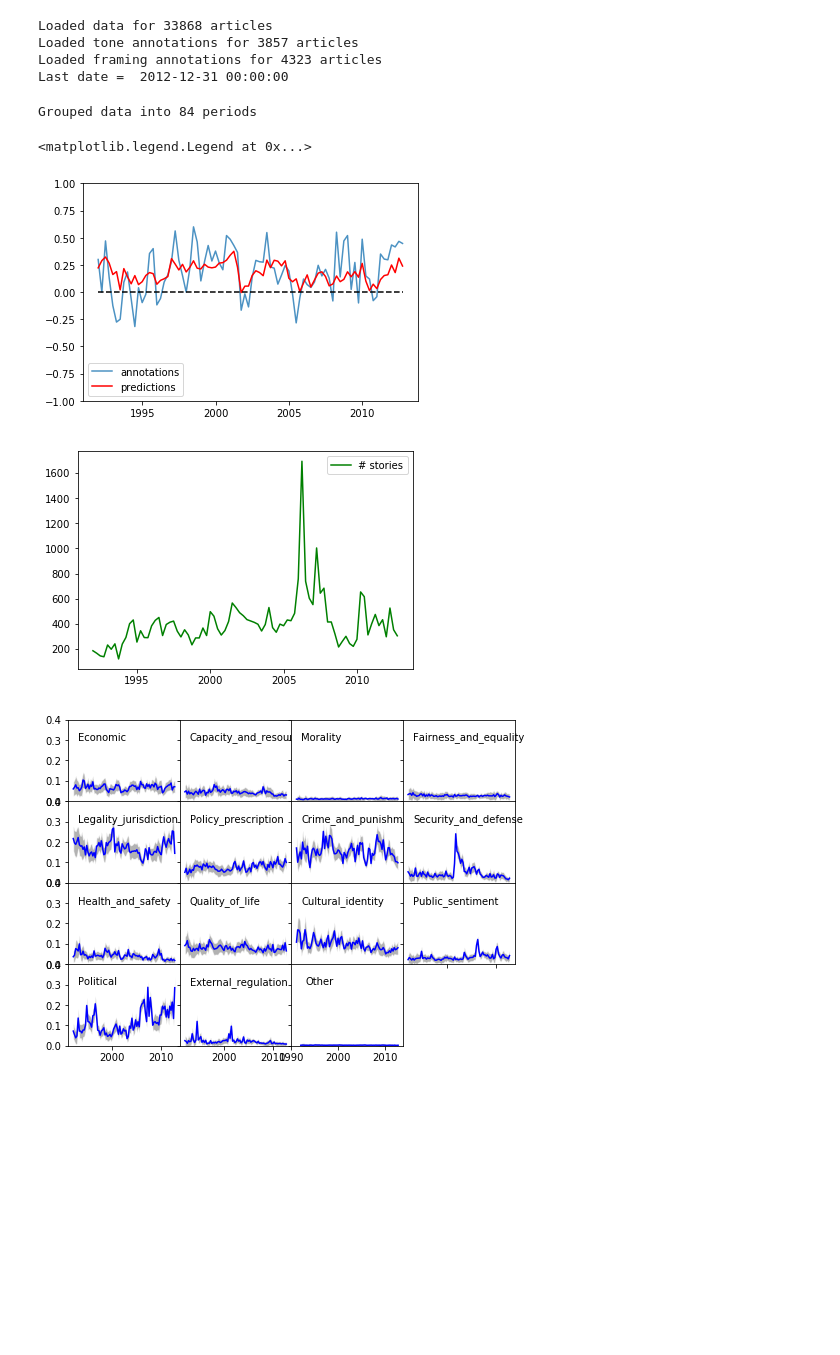
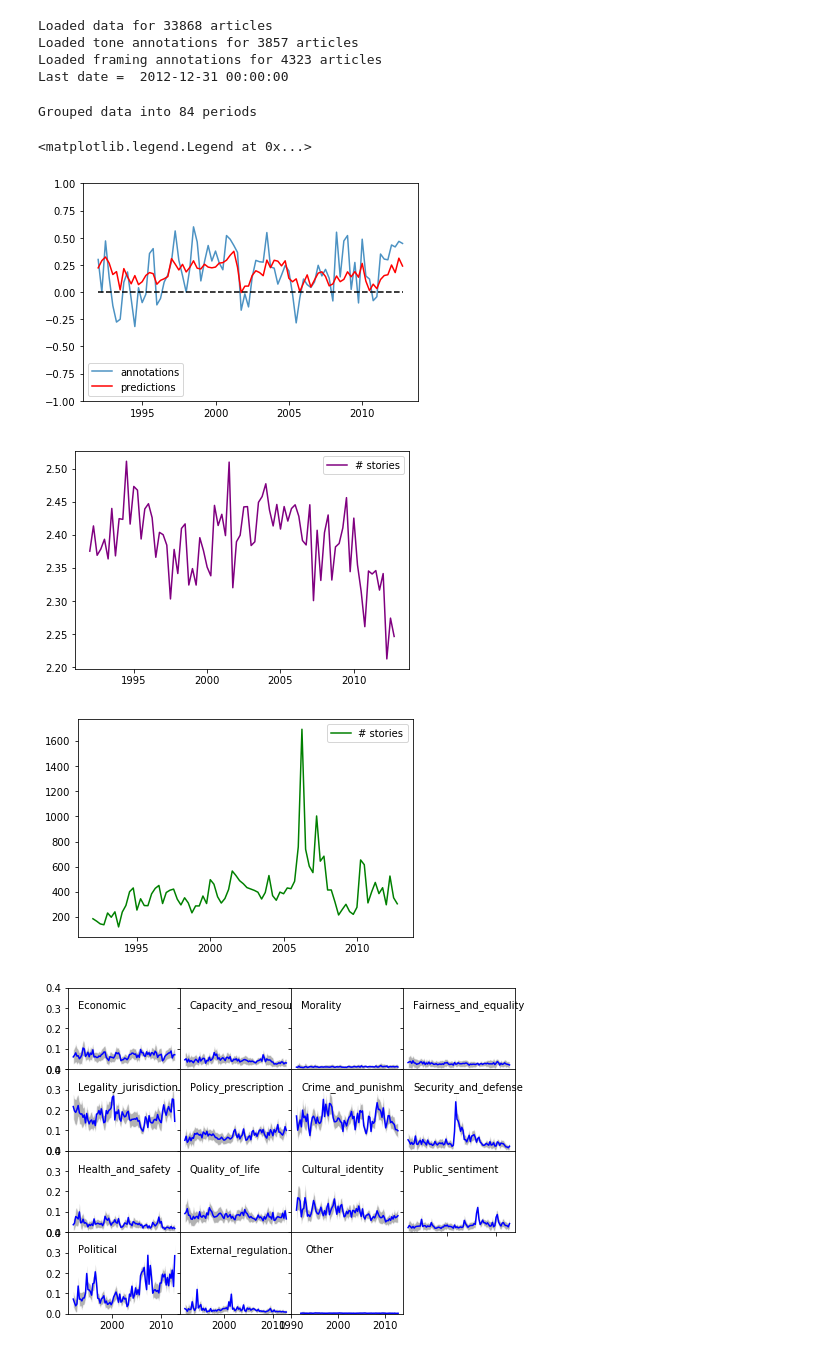
Before and after one commit to dallascard/predicting_public_opinion, a Jupyter notebook: immigration2.ipynb, the cells around one changed output. Saved outputs shown, nothing was run; the diff lists cells and outputs as text; code cells hidden in the pictures; blank space fills up the shorter version.

```diff
--- a/immigration2.ipynb
+++ b/immigration2.ipynb
@@ -55,34 +55,39 @@ group_by = 'quarter'
 reload(misc)
 reload(plotting)
 
 grouped = misc.group_article_data(data, group_by, first_year, group_tone=True, group_frames=True)
 grouped_tone_annotations = misc.group_article_data(tone_annotations, group_by, first_year, group_tone=True)
 grouped_framing_annotations = misc.group_article_data(framing_annotations, group_by, first_year, group_frames=True)
 
 grouped = misc.compute_entropy(grouped)
 grouped_framing_annotations = misc.compute_entropy(grouped_framing_annotations)
 
 grouped['tone_a'] = grouped_tone_annotations['tone']
 grouped['entropy_a'] = grouped_framing_annotations['entropy']
 
 print "Grouped data into %d periods" % len(grouped.index)
 
 fig, ax = plt.subplots()
 #ax.fill_between(grouped_tone_annotations.f_date,  tone+tone_sd*2, tone-tone_sd*2, facecolor='grey', edgecolor='white', alpha=0.6)
 ax.plot(grouped_tone_annotations.f_date, grouped_tone_annotations.tone, label='annotations', alpha=0.8)
 ax.plot(grouped.f_date, grouped.tone, 'r', label='predictions')
 ax.plot([grouped.f_date.min(), grouped.f_date.max()], [0, 0], 'k--')
 ax.legend(loc='lower left')
 ax.set_ylim(-1, 1)
 
 fig, ax = plt.subplots()
+ax.plot(grouped.f_date, grouped.entropy, c='purple', label='# stories')
+ax.legend()
+
+fig, ax = plt.subplots()
 ax.plot(grouped.f_date, grouped.stories, c='green', label='# stories')
 ax.legend()
 # %% [output]
 Grouped data into 84 periods
 <matplotlib.legend.Legend at 0x...>
 [figure]
-[figure, old version]
+[figure, new version]
+[figure, added]
 # %%
 reload(plotting)
 plotting.plot_frames(grouped, ymax=0.4)
```
Also changed, not shown: parts of 10 cells of this notebook, 2 other files.
